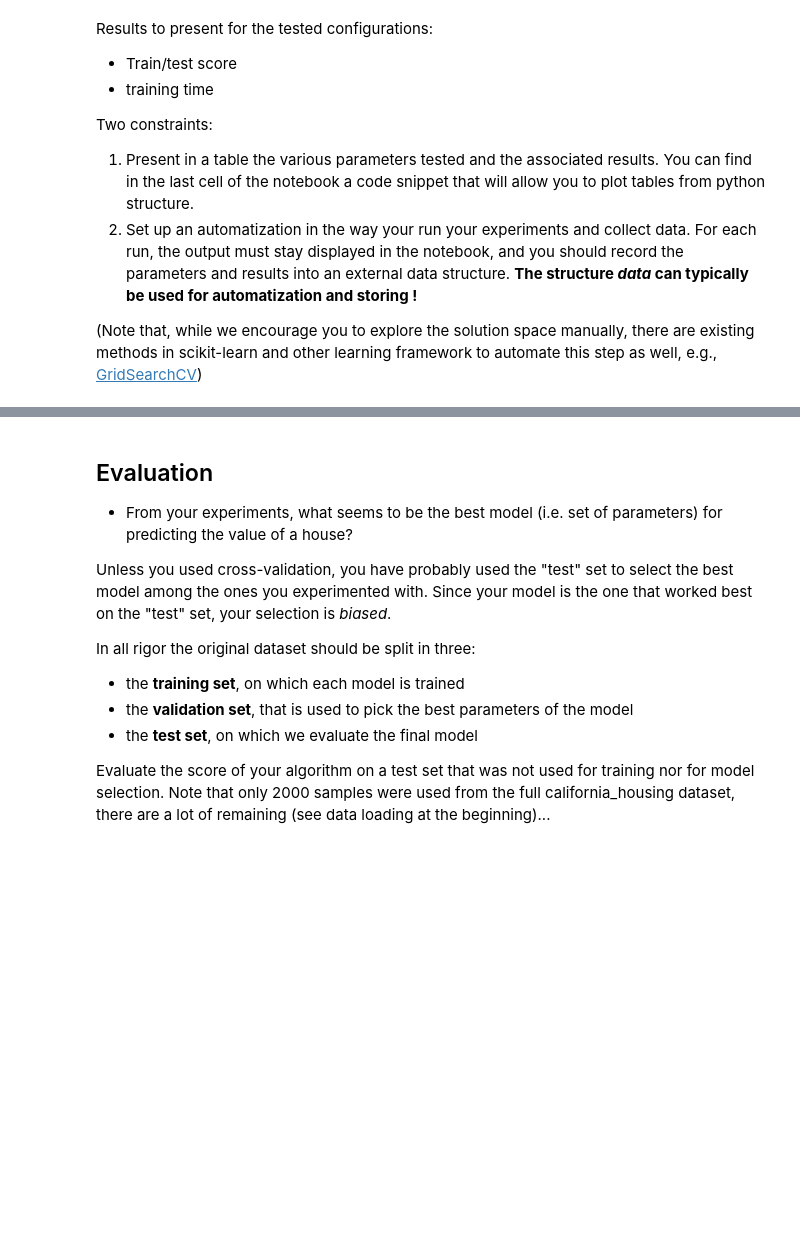
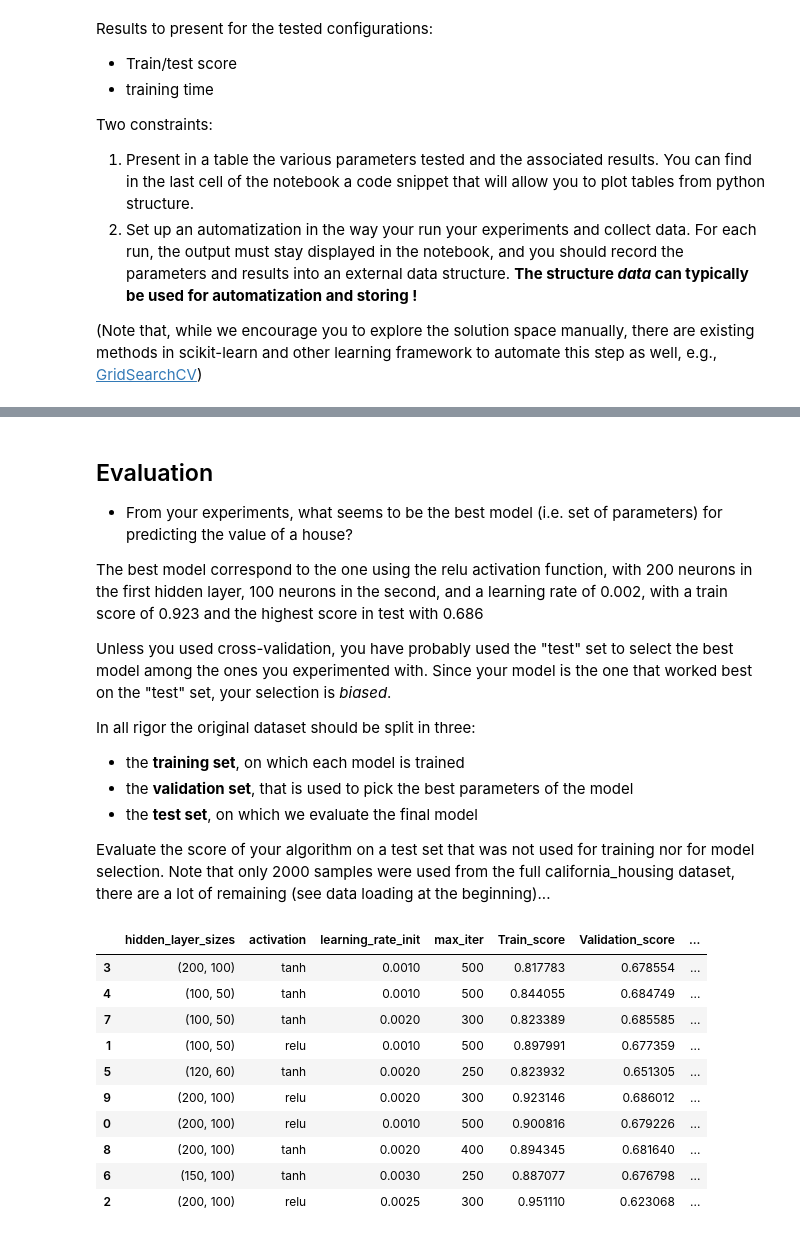
Before and after one commit to dcocoma/Machine-Learning, a Jupyter notebook: ML/mlp.ipynb, the cells around one changed output, grey strips where cells are left out. Cells and saved outputs as stored; diff of their text form; code cells hidden in the pictures; blank space fills up the shorter version.

```diff
--- a/ML/mlp.ipynb
+++ b/ML/mlp.ipynb
@@ -214,14 +237,14 @@ import pandas as pd
 data = []
 data.append({'hidden_layer_sizes': (200,100), 'activation': 'relu', 'learning_rate_init': 0.001, 'max_iter': 500})
 data.append({'hidden_layer_sizes': (100,50), 'activation': 'relu', 'learning_rate_init': 0.001, 'max_iter': 500})
-data.append({'hidden_layer_sizes': (50,25), 'activation': 'relu', 'learning_rate_init': 0.001, 'max_iter': 500})
+data.append({'hidden_layer_sizes': (200,100), 'activation': 'relu', 'learning_rate_init': 0.0025, 'max_iter': 300})
 data.append({'hidden_layer_sizes': (200,100),'activation': 'tanh', 'learning_rate_init': 0.001, 'max_iter': 500})
 data.append({'hidden_layer_sizes': (100,50), 'activation': 'tanh', 'learning_rate_init': 0.001, 'max_iter': 500})
-data.append({'hidden_layer_sizes': (50,25), 'activation': 'tanh', 'learning_rate_init': 0.001, 'max_iter': 500})
-data.append({'hidden_layer_sizes': (200,100),'activation': 'relu', 'learning_rate_init': 0.01, 'max_iter': 500})
+data.append({'hidden_layer_sizes': (120,60), 'activation': 'tanh', 'learning_rate_init': 0.002, 'max_iter': 250})
+data.append({'hidden_layer_sizes': (150,100),'activation': 'tanh', 'learning_rate_init': 0.003, 'max_iter': 250})
 data.append({'hidden_layer_sizes': (100,50), 'activation': 'tanh', 'learning_rate_init': 0.002, 'max_iter': 300})
-data.append({'hidden_layer_sizes': (50,25), 'activation': 'tanh', 'learning_rate_init': 0.02, 'max_iter': 500})
-data.append({'hidden_layer_sizes': (50,25), 'activation': 'relu', 'learning_rate_init': 0.02, 'max_iter': 500})
+data.append({'hidden_layer_sizes': (200,100), 'activation': 'tanh', 'learning_rate_init': 0.002, 'max_iter': 400})
+data.append({'hidden_layer_sizes': (200,100), 'activation': 'relu', 'learning_rate_init': 0.002, 'max_iter': 300})
 
 for d in data :
     mlp = MLPRegressor(hidden_layer_sizes=d['hidden_layer_sizes'],
@@ -241,6 +276,8 @@ table
 ## Evaluation
 
 - From your experiments, what seems to be the best model (i.e. set of parameters) for predicting the value of a house?
+
+The best model correspond to the one using the relu activation function, with 200 neurons in the first hidden layer, 100 neurons in the second, and a learning rate of 0.002, with a train score of 0.923 and the highest score in test with 0.686
 
 Unless you used cross-validation, you have probably used the "test" set to select the best model among the ones you experimented with.
 Since your model is the one that worked best on the "test" set, your selection is *biased*.
@@ -257,0 +293,44 @@ Evaluate the score of your algorithm on a test set that was not used for trainin
+# %%
+X2, Y2 = X_all[num_samples:2*num_samples], y_all[num_samples:2*num_samples]
+x_test1, x_test2, y_test1, y_test2 = train_test_split(X2, Y2,random_state=1, test_size = 0.5)
+x_test1 = sc.transform(x_test1)
+# %%
+data2 = []
+data2.append({'hidden_layer_sizes': (200,100), 'activation': 'relu', 'learning_rate_init': 0.001, 'max_iter': 500})
+data2.append({'hidden_layer_sizes': (100,50), 'activation': 'relu', 'learning_rate_init': 0.001, 'max_iter': 500})
+data2.append({'hidden_layer_sizes': (200,100), 'activation': 'relu', 'learning_rate_init': 0.0025, 'max_iter': 300})
+data2.append({'hidden_layer_sizes': (200,100),'activation': 'tanh', 'learning_rate_init': 0.001, 'max_iter': 500})
+data2.append({'hidden_layer_sizes': (100,50), 'activation': 'tanh', 'learning_rate_init': 0.001, 'max_iter': 500})
+data2.append({'hidden_layer_sizes': (120,60), 'activation': 'tanh', 'learning_rate_init': 0.002, 'max_iter': 250})
+data2.append({'hidden_layer_sizes': (150,100),'activation': 'tanh', 'learning_rate_init': 0.003, 'max_iter': 250})
+data2.append({'hidden_layer_sizes': (100,50), 'activation': 'tanh', 'learning_rate_init': 0.002, 'max_iter': 300})
+data2.append({'hidden_layer_sizes': (200,100), 'activation': 'tanh', 'learning_rate_init': 0.002, 'max_iter': 400})
+data2.append({'hidden_layer_sizes': (200,100), 'activation': 'relu', 'learning_rate_init': 0.002, 'max_iter': 300})
+
+for d in data2 :
+    mlp = MLPRegressor(hidden_layer_sizes=d['hidden_layer_sizes'],
+                       activation = d['activation'],
+                       max_iter=d['max_iter'],
+                       learning_rate_init = d['learning_rate_init'],
+                       random_state=1
+                      )
+    mlp.fit(x_train, y_train) # train the MLP
+    d['Train_score'] = mlp.score(x_train, y_train)
+    d['Validation_score'] = mlp.score(x_test, y_test)
+    d['Test_score'] = mlp.score(x_test1, y_test1)
+table = pd.DataFrame.from_dict(data2)
+table = table.replace(np.nan, '-')
+table = table.sort_values(by='Test_score', ascending=False)
+table
+# %% [output]
+|  | hidden_layer_sizes | activation | learning_rate_init | max_iter | Train_score | Validation_score | ... |
+| 3 | (200, 100) | tanh | 0.0010 | 500 | 0.817783 | 0.678554 | ... |
+| 4 | (100, 50) | tanh | 0.0010 | 500 | 0.844055 | 0.684749 | ... |
+| 7 | (100, 50) | tanh | 0.0020 | 300 | 0.823389 | 0.685585 | ... |
+| 1 | (100, 50) | relu | 0.0010 | 500 | 0.897991 | 0.677359 | ... |
+| 5 | (120, 60) | tanh | 0.0020 | 250 | 0.823932 | 0.651305 | ... |
+| 9 | (200, 100) | relu | 0.0020 | 300 | 0.923146 | 0.686012 | ... |
+| 0 | (200, 100) | relu | 0.0010 | 500 | 0.900816 | 0.679226 | ... |
+| 8 | (200, 100) | tanh | 0.0020 | 400 | 0.894345 | 0.681640 | ... |
+| 6 | (150, 100) | tanh | 0.0030 | 250 | 0.887077 | 0.676798 | ... |
+| 2 | (200, 100) | relu | 0.0025 | 300 | 0.951110 | 0.623068 | ... |
```
Also changed, not shown: parts of 12 cells of this notebook.
